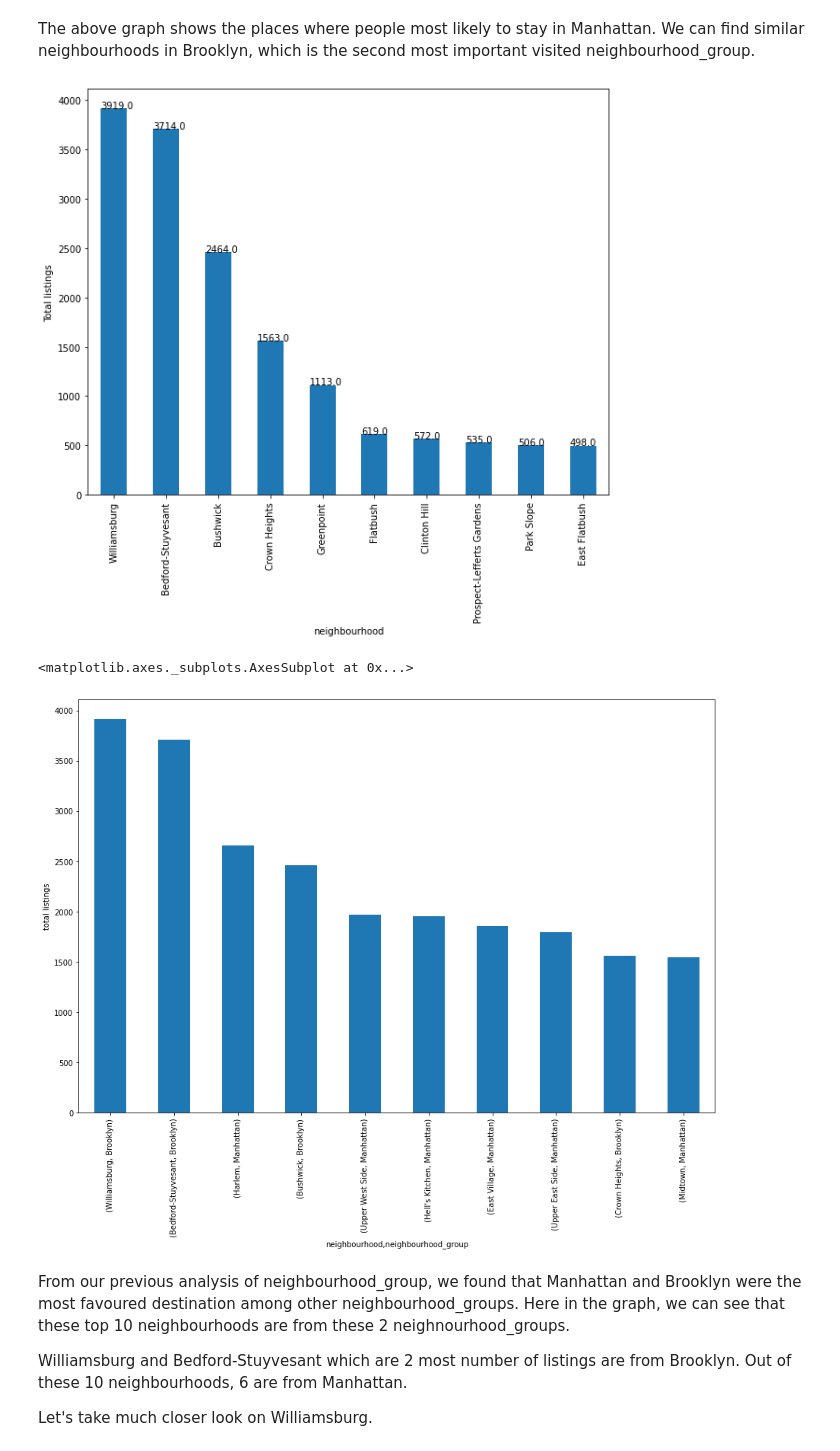
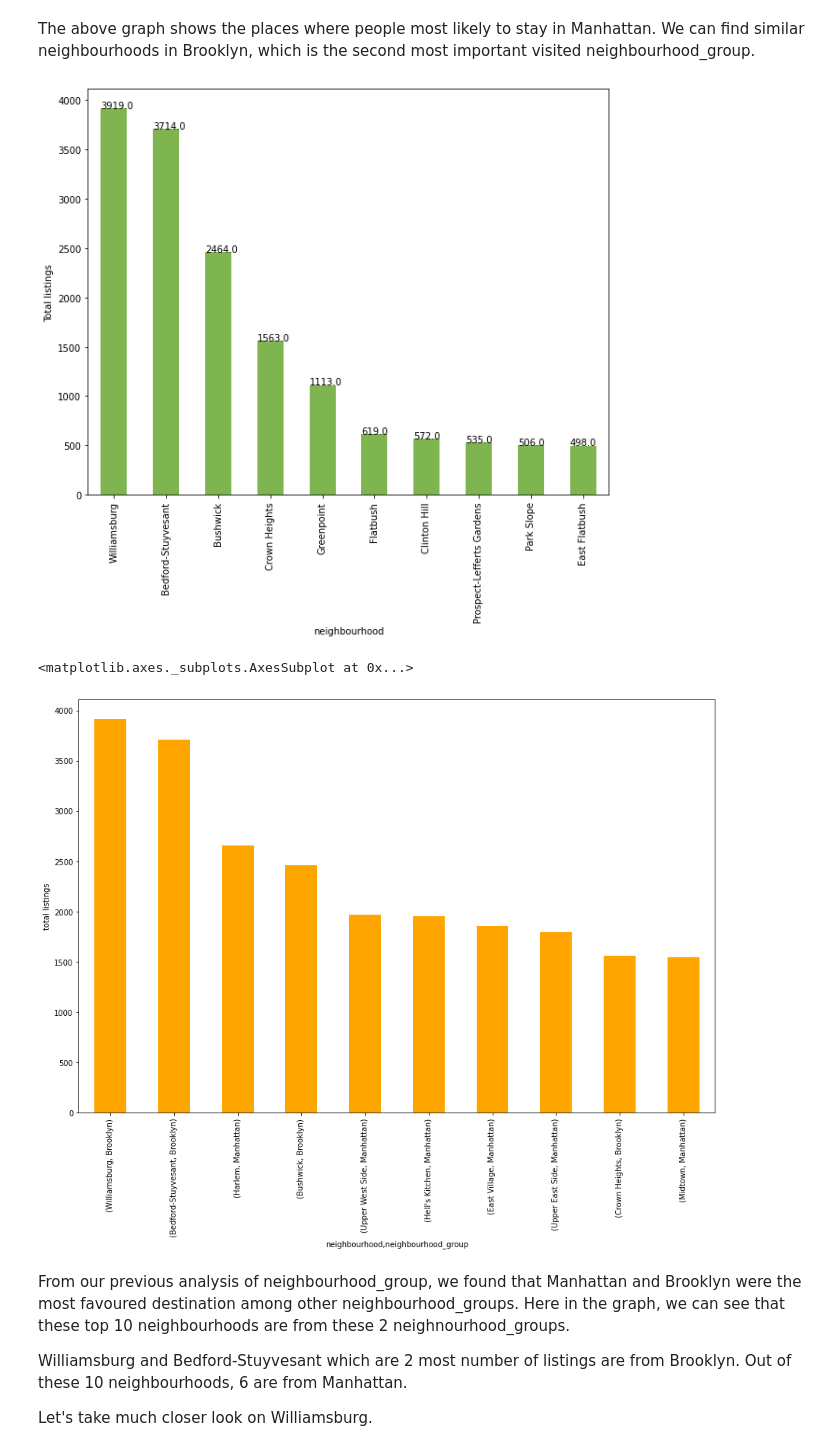
Before and after one commit to SubhamZap/Airbnb-Booking-Analysis, a Jupyter notebook: Airbnb_Bookings_Analysis_Capstone_Project.ipynb, the cells around one changed output. Drawn from its saved outputs; the diff is of its cells as text; code cells hidden in the pictures.

```diff
--- a/Airbnb_Bookings_Analysis_Capstone_Project.ipynb
+++ b/Airbnb_Bookings_Analysis_Capstone_Project.ipynb
@@ -542,21 +543,21 @@ The above graph shows the places where people most likely to stay in Manhattan.
 
 top_10_neighbourhood_in_brooklyn = new_air_df.groupby(['neighbourhood_group'])['neighbourhood'].value_counts().Brooklyn.nlargest(10)
 plt.figure(figsize=(10,8))
-ax = top_10_neighbourhood_in_brooklyn.plot(kind = 'bar', ylabel = 'Total listings')
+ax = top_10_neighbourhood_in_brooklyn.plot(kind = 'bar', ylabel = 'Total listings', color = '#7eb54e')
 
 for p in ax.patches:
   ax.annotate('{:.1f}'.format(p.get_height()), (p.get_x(), p.get_height()+0.1))
 # %% [output]
-[figure, old version]
+[figure, new version]
 # %%
 # Which neighbourhood_group has these top 10 neighbourhood
 
 top_10_neighbourhood_in_Manhattan = new_air_df['neighbourhood_group'].groupby(new_air_df['neighbourhood']).value_counts().nlargest(10)
 plt.figure(figsize=[15,10])
-top_10_neighbourhood_in_Manhattan.plot(kind= 'bar', ylabel= 'total listings')
+top_10_neighbourhood_in_Manhattan.plot(kind= 'bar', ylabel= 'total listings', color= 'orange')
 # %% [output]
 <matplotlib.axes._subplots.AxesSubplot at 0x...>
-[figure, old version]
+[figure, new version]
 # %% [markdown]
 From our previous analysis of neighbourhood_group, we found that Manhattan and Brooklyn were the most favoured destination among other neighbourhood_groups. Here in the graph, we can see that these top 10 neighbourhoods are from these 2 neighnourhood_groups.
 
```
Also changed, not shown: parts of 7 cells of this notebook.
